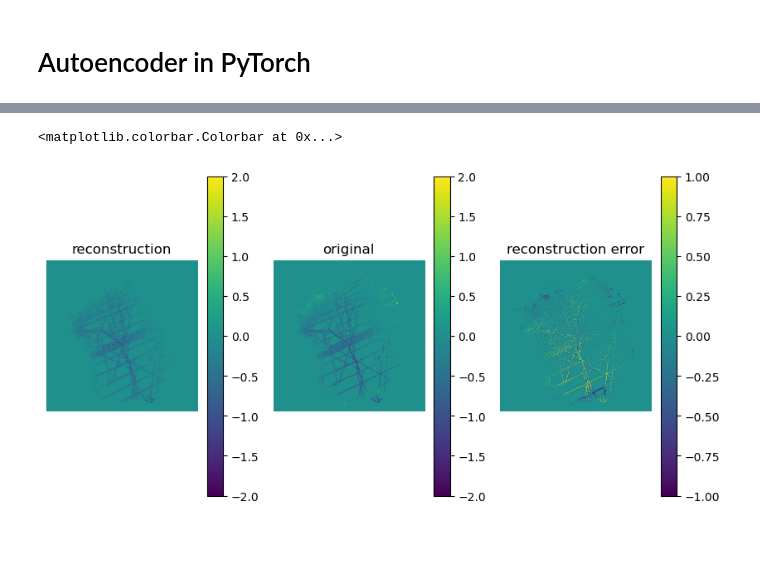
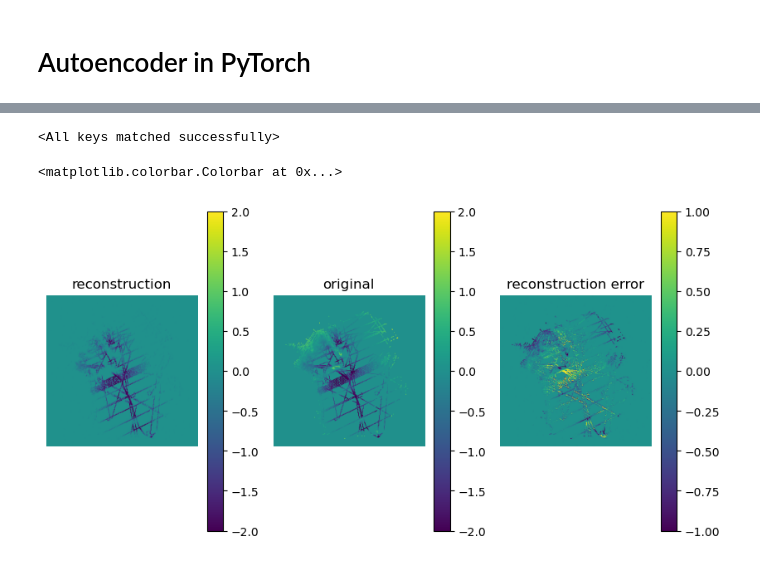
Before and after one commit to alastairyang/calibrated-prior, a Jupyter notebook: testing/pytorch_autoencoder_testing.ipynb, the cells around one changed output, grey strips where cells are left out. Drawn from its saved outputs; the diff is of its cells as text; code cells hidden in the pictures.

```diff
--- a/testing/pytorch_autoencoder_testing.ipynb
+++ b/testing/pytorch_autoencoder_testing.ipynb
@@ -104,30 +154,32 @@ Eb_standard = torch.tensor(Eb_standard).float()
 # attenu_fromEm_standard[np.isnan(attenu_fromEm_standard)] = 0
 # attenu_fromEm_standard = torch.tensor(attenu_fromEm_standard).float()
 # %%
-class Net(nn.Module):
 
-    def __init__(self, image_dimension, batch_size, kernel_1_size = 3, kernel_2_size = 7):
-      super(Net, self).__init__()
 
-      dimension_after_conv = image_dimension - (kernel_1_size // 2) * 2 - (kernel_2_size // 2) * 2
+class Autoencoder(nn.Module):
+
+    def __init__(self, image_dimension, batch_size, kernel_1_size = 3, kernel_2_size = 7, h1_size = 128):
+      super(Autoencoder, self).__init__()
+
+      dimension_after_conv = image_dimension - (kernel_1_size // 2) * 2 #- (kernel_2_size // 2) * 2
 
       self.encoder = nn.Sequential(
         nn.Conv2d(1, 1, kernel_1_size, 1),
         nn.ReLU(),
-        nn.Conv2d(1, 1, kernel_2_size, 1),
+        # nn.Conv2d(1, 1, kernel_2_size, 1),
+        # nn.ReLU(),
+        nn.Flatten(start_dim=1),
+        nn.Linear(dimension_after_conv ** 2, h1_size),
         nn.ReLU(),
-        nn.Flatten(start_dim=1),
-        nn.Linear(dimension_after_conv ** 2, 128),
-        nn.Linear(128, 32),
-        nn.Sigmoid()
+        nn.Linear(h1_size, 32)
       )
       self.decoder = nn.Sequential(
-        nn.Sigmoid(),
-        nn.Linear(32, 128),
-        nn.Linear(128, dimension_after_conv ** 2),
+        nn.Linear(32, h1_size),
+        nn.ReLU(),
+        nn.Linear(h1_size, dimension_after_conv ** 2),
         nn.Unflatten(dim=1, unflattened_size = (1, dimension_after_conv, dimension_after_conv)),
-        nn.ReLU(),
-        nn.ConvTranspose2d(1, 1, kernel_2_size, 1),
+        # nn.ReLU(),
+        # nn.ConvTranspose2d(1, 1, kernel_2_size, 1),
         nn.ReLU(),
         nn.ConvTranspose2d(1, 1, kernel_1_size, 1)
       )
@@ -223,23 +329,31 @@ Validation loss increased, early stopping
+# %%
+state_dict = torch.load('../testing/autoencoder_2026-06-12 12:05:43.573984.pth')
+model = Autoencoder(image_dimension = attenu_fromEm_standard.shape[2], batch_size = batch_size, kernel_1_size = 3, kernel_2_size = 5)
+model.load_state_dict(state_dict)
+# %% [output]
+<All keys matched successfully>
 # %%
 figs, axs = plt.subplots(1, 3, figsize = (10, 5))
 
-im0 = axs[0].imshow(model.main(attenu_fromEm_test_dataset[0][0]).detach().numpy()[0, 0, :, :], vmin = -2, vmax = 2)
+idx = 10
+
+im0 = axs[0].imshow(model.main(attenu_fromEm_train_dataset[idx][0]).detach().numpy()[0, 0, :, :], vmin = -2, vmax = 2)
 axs[0].invert_yaxis()
 axs[0].axis('off')
 axs[0].set_title("reconstruction")
 plt.colorbar(im0)
 
-im1 = axs[1].imshow(attenu_fromEm_test_dataset[0][1].detach().numpy()[0, :, :], vmin = -2, vmax = 2)
+im1 = axs[1].imshow(attenu_fromEm_train_dataset[idx][1].detach().numpy()[0, :, :], vmin = -2, vmax = 2)
 axs[1].invert_yaxis()
 axs[1].axis('off')
 axs[1].set_title("original")
 plt.colorbar(im1)
 
-im2 = axs[2].imshow((model.main(attenu_fromEm_test_dataset[0][0]) - attenu_fromEm_test_dataset[0][1]).detach().numpy()[0, 0, :, :], vmin = -1, vmax = 1)
+im2 = axs[2].imshow((model.main(attenu_fromEm_train_dataset[idx][0]) - attenu_fromEm_train_dataset[idx][1]).detach().numpy()[0, 0, :, :], vmin = -1, vmax = 1)
 axs[2].invert_yaxis()
 axs[2].axis('off')
 axs[2].set_title("reconstruction error")
 plt.colorbar(im2)
 # %% [output]
 <matplotlib.colorbar.Colorbar at 0x...>
-[figure, old version]
+[figure, new version]
```
Also changed, not shown: parts of 15 cells of this notebook, 11 other files.
